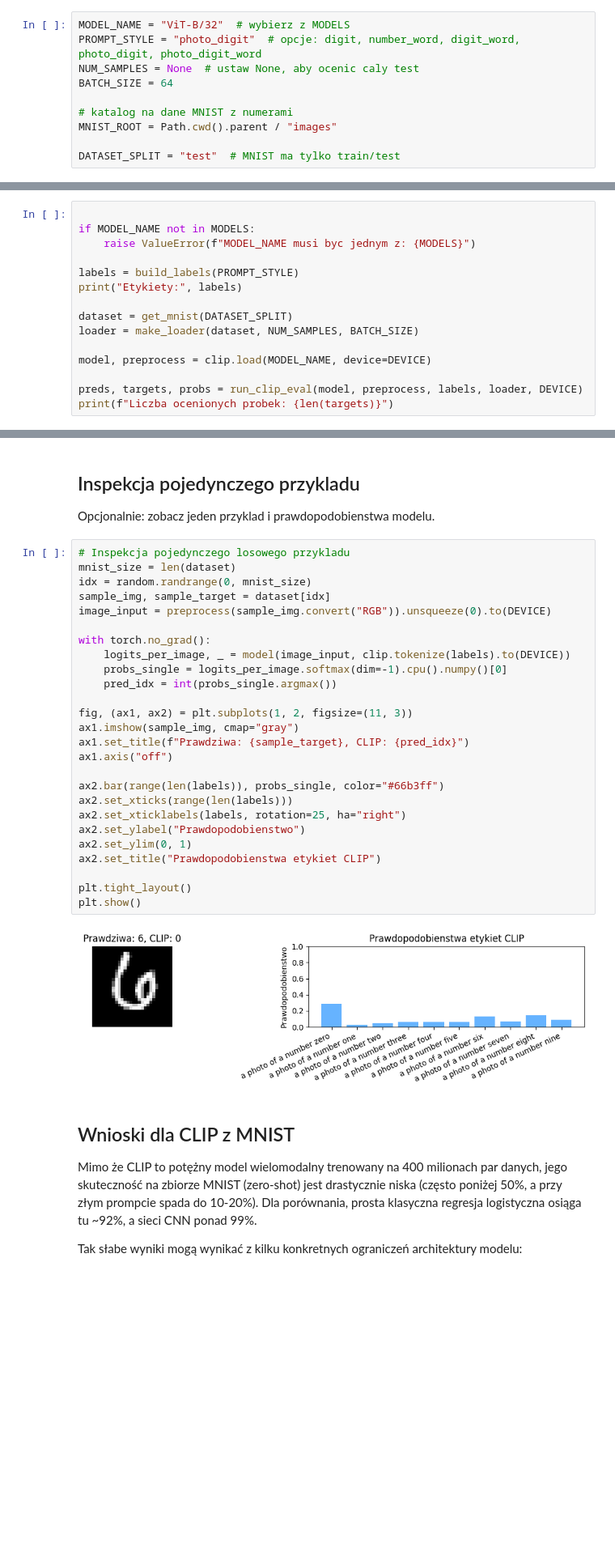
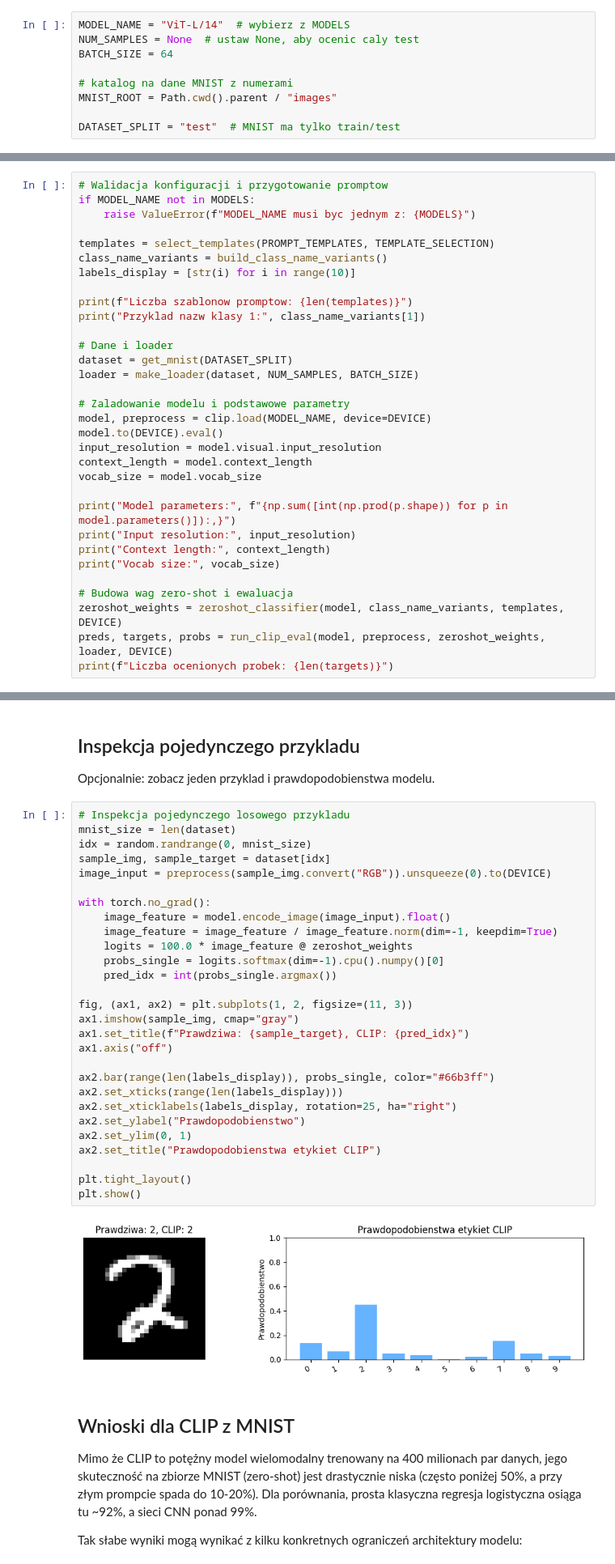
Before and after one commit to Einhartd/adom-clip, a Jupyter notebook: src/mnist_number_experiment.ipynb, the cells around one changed output, grey strips where cells are left out. Shown at 81% size. Cells and saved outputs as stored; diff of their text form; blank space fills up the shorter version.

Commit message:
update and add ensemble prompts

```diff
--- a/src/mnist_number_experiment.ipynb
+++ b/src/mnist_number_experiment.ipynb
@@ -58,6 +58,5 @@ Wykryte urzadzenie: CPU
 # %%
-MODEL_NAME = "ViT-B/32"  # wybierz z MODELS
-PROMPT_STYLE = "photo_digit"  # opcje: digit, number_word, digit_word, photo_digit, photo_digit_word
+MODEL_NAME = "ViT-L/14"  # wybierz z MODELS
 NUM_SAMPLES = None  # ustaw None, aby ocenic caly test
 BATCH_SIZE = 64
 
@@ -159,16 +270,33 @@ def run_clip_eval(model, preprocess, labels, loader, device):
 # %%
-
+# Walidacja konfiguracji i przygotowanie promptow
 if MODEL_NAME not in MODELS:
     raise ValueError(f"MODEL_NAME musi byc jednym z: {MODELS}")
 
-labels = build_labels(PROMPT_STYLE)
-print("Etykiety:", labels)
+templates = select_templates(PROMPT_TEMPLATES, TEMPLATE_SELECTION)
+class_name_variants = build_class_name_variants()
+labels_display = [str(i) for i in range(10)]
 
+print(f"Liczba szablonow promptow: {len(templates)}")
+print("Przyklad nazw klasy 1:", class_name_variants[1])
+
+# Dane i loader
 dataset = get_mnist(DATASET_SPLIT)
 loader = make_loader(dataset, NUM_SAMPLES, BATCH_SIZE)
 
+# Zaladowanie modelu i podstawowe parametry
 model, preprocess = clip.load(MODEL_NAME, device=DEVICE)
+model.to(DEVICE).eval()
+input_resolution = model.visual.input_resolution
+context_length = model.context_length
+vocab_size = model.vocab_size
 
-preds, targets, probs = run_clip_eval(model, preprocess, labels, loader, DEVICE)
+print("Model parameters:", f"{np.sum([int(np.prod(p.shape)) for p in model.parameters()]):,}")
+print("Input resolution:", input_resolution)
+print("Context length:", context_length)
+print("Vocab size:", vocab_size)
+
+# Budowa wag zero-shot i ewaluacja
+zeroshot_weights = zeroshot_classifier(model, class_name_variants, templates, DEVICE)
+preds, targets, probs = run_clip_eval(model, preprocess, zeroshot_weights, loader, DEVICE)
 print(f"Liczba ocenionych probek: {len(targets)}")
 # %% [output]
@@ -226,31 +359,33 @@ Opcjonalnie: zobacz jeden przyklad i prawdopodobienstwa modelu.
 # %%
 # Inspekcja pojedynczego losowego przykladu
 mnist_size = len(dataset)
 idx = random.randrange(0, mnist_size)
 sample_img, sample_target = dataset[idx]
 image_input = preprocess(sample_img.convert("RGB")).unsqueeze(0).to(DEVICE)
 
 with torch.no_grad():
-    logits_per_image, _ = model(image_input, clip.tokenize(labels).to(DEVICE))
-    probs_single = logits_per_image.softmax(dim=-1).cpu().numpy()[0]
+    image_feature = model.encode_image(image_input).float()
+    image_feature = image_feature / image_feature.norm(dim=-1, keepdim=True)
+    logits = 100.0 * image_feature @ zeroshot_weights
+    probs_single = logits.softmax(dim=-1).cpu().numpy()[0]
     pred_idx = int(probs_single.argmax())
 
 fig, (ax1, ax2) = plt.subplots(1, 2, figsize=(11, 3))
 ax1.imshow(sample_img, cmap="gray")
 ax1.set_title(f"Prawdziwa: {sample_target}, CLIP: {pred_idx}")
 ax1.axis("off")
 
-ax2.bar(range(len(labels)), probs_single, color="#66b3ff")
-ax2.set_xticks(range(len(labels)))
-ax2.set_xticklabels(labels, rotation=25, ha="right")
+ax2.bar(range(len(labels_display)), probs_single, color="#66b3ff")
+ax2.set_xticks(range(len(labels_display)))
+ax2.set_xticklabels(labels_display, rotation=25, ha="right")
 ax2.set_ylabel("Prawdopodobienstwo")
 ax2.set_ylim(0, 1)
 ax2.set_title("Prawdopodobienstwa etykiet CLIP")
 
 plt.tight_layout()
 plt.show()
 # %% [output]
-[figure, old version]
+[figure, new version]
 # %% [markdown]
 ## Wnioski dla CLIP z MNIST
 Mimo że CLIP to potężny model wielomodalny trenowany na 400 milionach par danych, jego skuteczność na zbiorze MNIST (zero-shot) jest drastycznie niska (często poniżej 50%, a przy złym prompcie spada do 10-20%). Dla porównania, prosta klasyczna regresja logistyczna osiąga tu ~92%, a sieci CNN ponad 99%.
```
Also changed, not shown: parts of 7 cells of this notebook.
